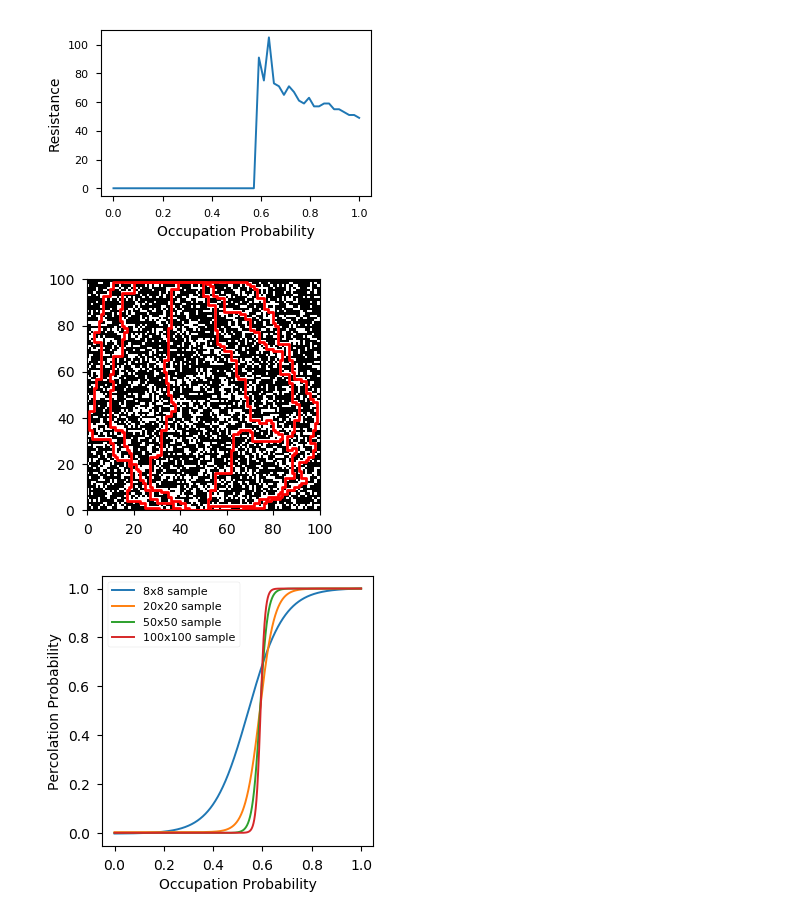
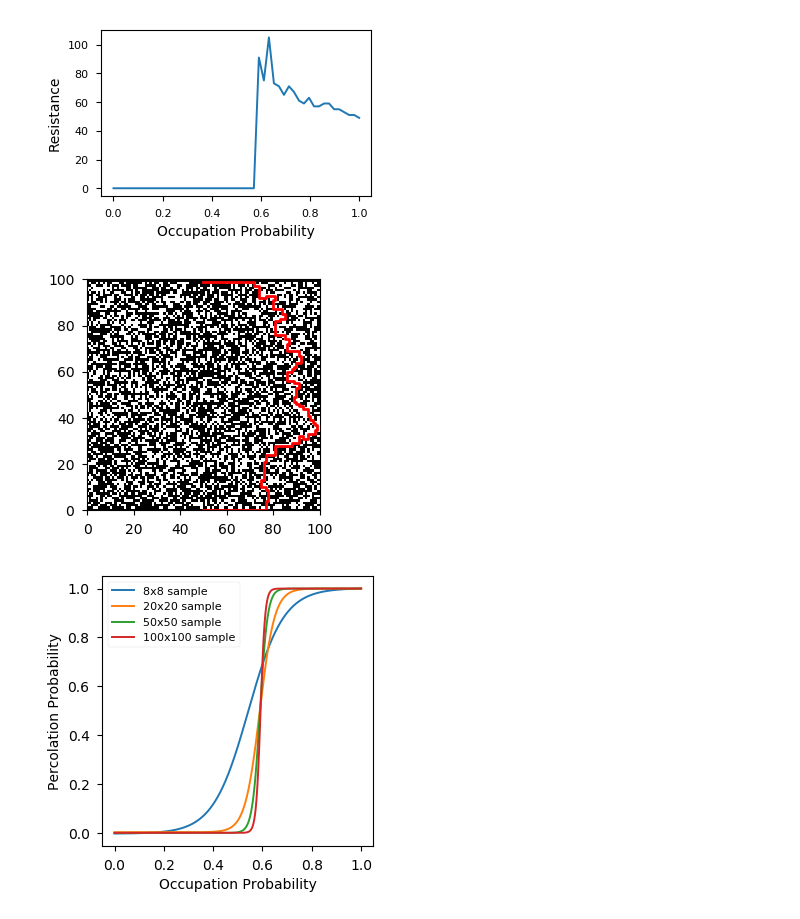
Before and after one commit to prabowobagas/Jupyter-Notebook-Thesis, a Jupyter notebook: Weekly Journal.ipynb, the cells around one changed output. Saved outputs shown, nothing was run; the diff lists cells and outputs as text; code cells hidden in the pictures.

Commit message:
minor plotting changes

```diff
--- a/Weekly Journal.ipynb
+++ b/Weekly Journal.ipynb
@@ -602,7 +602,7 @@ import heapq
 
 width =  100 #Sample size must be even. If odd, change the start/goal starting coordinate
 height = 100
-occupation_probability = 0.7
+occupation_probability = 0.6
 start, goal = ((width)/2, 0),((width)/2 ,height-1)
 
 path_list = []
@@ -610,35 +610,34 @@ sample = GenerateGrid(width, height, occupation_probability) #if
 sample.GenerateWall()
 
 # cut - off here, turn the thing into black use for loop.
 # came_from, cost_so_far = a_star_search(sample, start, goal)
 # path, path_flag = pathfinder(came_from, start=start, goal=goal)
 
 fig1, ax1 = plt.subplots(1)
 # = fig1.add_subplot(1, 1, 1)
 cmap = cm.colors.ListedColormap(['white','black'])
 
 for i in range(0,9):     # find 10 independent paths
     came_from, cost_so_far = a_star_search(sample, start, goal)
     path, path_flag = pathfinder(came_from, start=start, goal=goal)
     for coordinate in path:
         if coordinate[1] != height-1:
             if coordinate [1] != 0:
                 sample.wall.append(coordinate)
                 sample.grid[int(coordinate[1]), int(coordinate[0])] = 0
 
 
     ax1.pcolor(sample.grid ,cmap=cmap)
     ax1.plot(*zip(*path), color='red', linewidth=2)
 
 
 #ax1.pcolor(sample.grid ,cmap=cmap)
 ax1.tick_params(axis = 'both', which = 'major', labelsize = 10)
 
-
 fig1.set_size_inches(3, 3)
 # plt.savefig('Figures\\pc-06.pdf', format='pdf', dpi=1000)
 # %% [output]
-[figure, old version]
+[figure, new version]
 # %%
 from scipy.optimize import curve_fit
 
```
